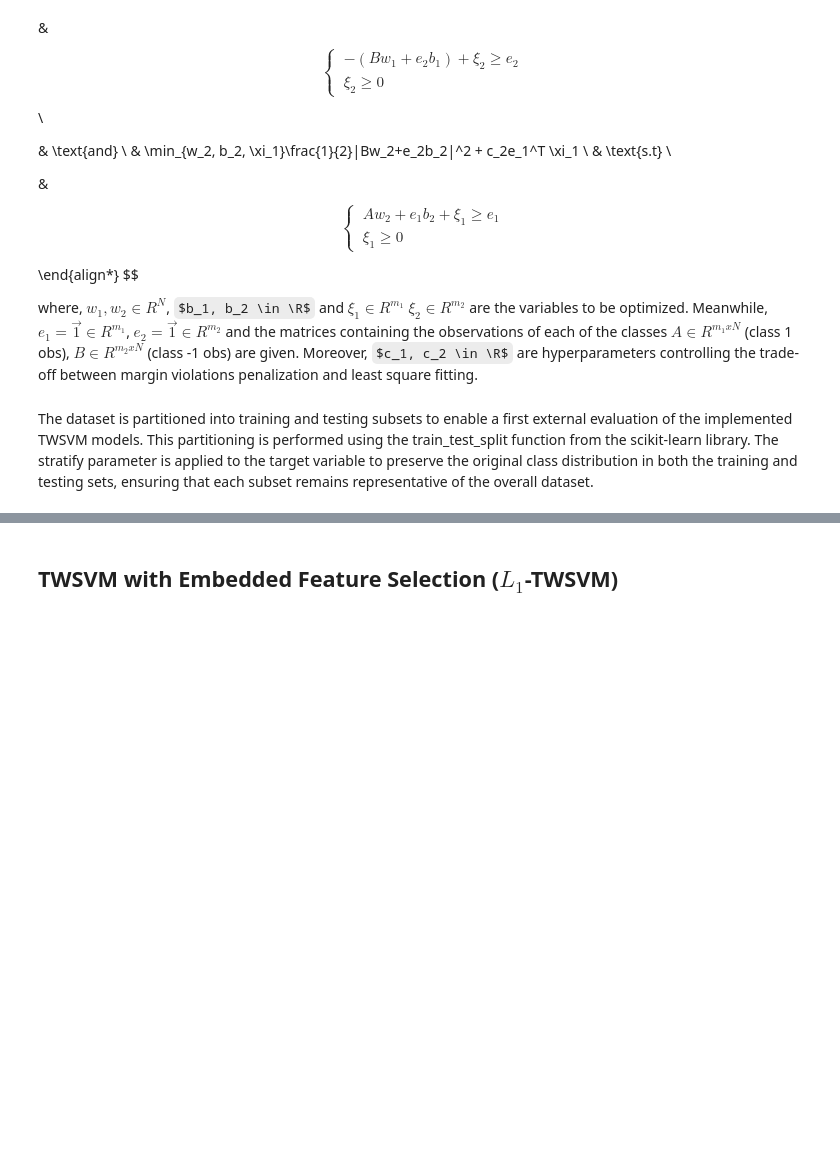
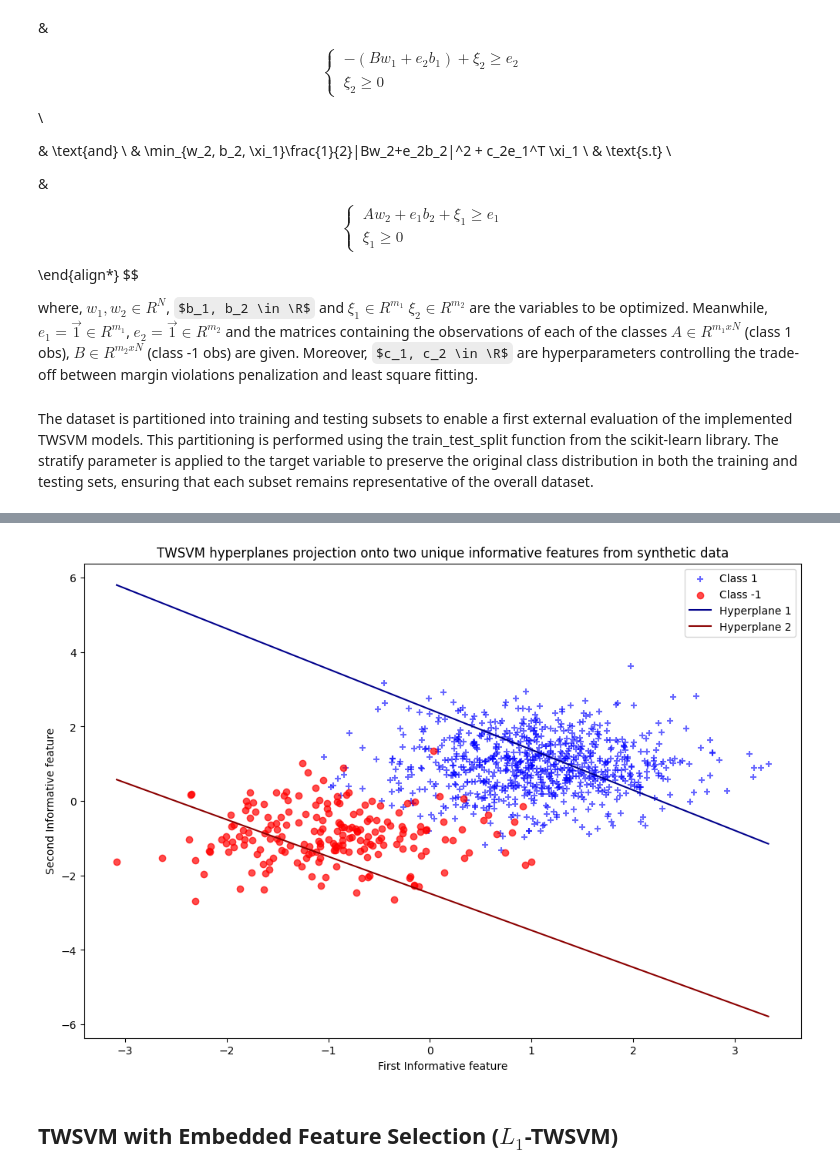
Before and after one commit to danieldelpozuelo-bit/TFM-project, a Jupyter notebook: TWSVM.ipynb, the cells around one changed output, grey strips where cells are left out. Saved outputs shown, nothing was run; the diff lists cells and outputs as text; code cells hidden in the pictures; some formulas as TeX source; blank space fills up the shorter version.

```diff
--- a/TWSVM.ipynb
+++ b/TWSVM.ipynb
@@ -96,7 +107,7 @@ The primary objective of this dataset is to evaluate the capability of the propo
 from scipy.stats import multivariate_normal
 from sklearn.utils import shuffle
 
-def artificial_dataset(n_pos: int, n_neg: int, class_sep = 6.0, n_noise = 10):
+def artificial_dataset(n_pos: int, n_neg: int, class_sep = 2.0, n_noise = 10):
     '''
     The function creates an artificial dataset composed by two informative features
     which by construction determine the target variable, y. The two informative features
@@ -109,7 +120,7 @@ def artificial_dataset(n_pos: int, n_neg: int, class_sep = 6.0, n_noise = 10):
     '''
     mu_pos = np.array([class_sep / 2, class_sep / 2])
     mu_neg = np.array([-class_sep / 2, - class_sep / 2])
-    cov = np.diag([0.6, 0.6])
+    cov = np.diag([0.5, 0.6])
     # Create two informative features identifying the two classes
     X_pos = multivariate_normal.rvs(mean = mu_pos, cov = cov, random_state = init_seed, size = n_pos)
     X_neg = multivariate_normal.rvs(mean = mu_neg, cov = cov, random_state = init_seed - 1, size = n_neg)
@@ -133,6 +144,11 @@ def artificial_dataset(n_pos: int, n_neg: int, class_sep = 6.0, n_noise = 10):
     return X, Y, features_names
 
 X, Y, features_names = artificial_dataset(800, 200)
+
+# TWSVM and PTWSVM classes only accept np arrays as input datasets
+index = X.index
+X = X.to_numpy()
+Y = Y.to_numpy().ravel()
 # %% [markdown]
 # TWSVM implementations
 # %% [markdown]
@@ -343,14 +359,6 @@ The dataset is partitioned into training and testing subsets to enable a first e
 # (stratification ensures similar target distribution on train- test split)
 X_train, X_test, Y_train, Y_test = train_test_split(X, Y, test_size= 0.2, random_state= init_seed,
                                                     shuffle = True, stratify = Y)
-
-# By default all the input datasets X, Y are pandas dataframes objects
-# TWSVM and PTWSVM classes only accept np arrays as input datasets hence,
-# X_train, Y_train, X_test and Y_test partitions are converted to numpy.
-X_train = X_train.to_numpy()
-Y_train = Y_train['target'].to_numpy().ravel()
-X_test = X_test.to_numpy()
-Y_test = Y_test['target'].to_numpy().ravel()
 # %%
 ####################################
 #  TWSVM class usage
@@ -373,3 +386,33 @@ print(balanced_accuracy_score(Y_test, twsvm_preds))
+# %%
+# Store obs of each class represented by the two first informative features
+reduced_X = X[:,:2]
+reduced_A = reduced_X[Y == 1]
+reduced_B = reduced_X[Y == -1]
+
+# Grid for evaluating the hyperplanes
+xgrid = np.linspace(reduced_X[:,0].min(), reduced_X[:,0].max(), 100)
+
+# Hyperplanes
+w1_reduced = twsvm.w1_[:2]
+w2_reduced = twsvm.w2_[:2]
+b1 = twsvm.b1_
+b2 = twsvm.b2_
+
+h1 = - (w1_reduced[0] / w1_reduced[1]) * xgrid - (b1 / w1_reduced[1])
+h2 = -(w2_reduced[0] / w2_reduced[1]) * xgrid - (b2 / w2_reduced[1])
+
+plt.figure(figsize= (12, 8))
+plt.scatter(reduced_A[:,0], reduced_A[:,1], marker = '+', color = 'blue', label = 'Class 1', alpha = 0.6)
+plt.scatter(reduced_B[:,0], reduced_B[:,1], marker = 'o', color = 'red', label = 'Class -1', alpha = 0.7)
+plt.plot(xgrid, h1, color = 'darkblue', label = 'Hyperplane 1')
+plt.plot(xgrid, h2, color = 'darkred', label = 'Hyperplane 2')
+plt.title('TWSVM hyperplanes projection onto two unique informative features from synthetic data')
+plt.xlabel('First Informative feature')
+plt.ylabel('Second Informative feature')
+plt.legend(loc = 'upper right')
+plt.show()
+# %% [output]
+[figure, added]
 # %% [markdown]
 ## TWSVM with Embedded Feature Selection ($L_1$-TWSVM)
 # %% [markdown]
```
Also changed, not shown: parts of 12 cells of this notebook.
